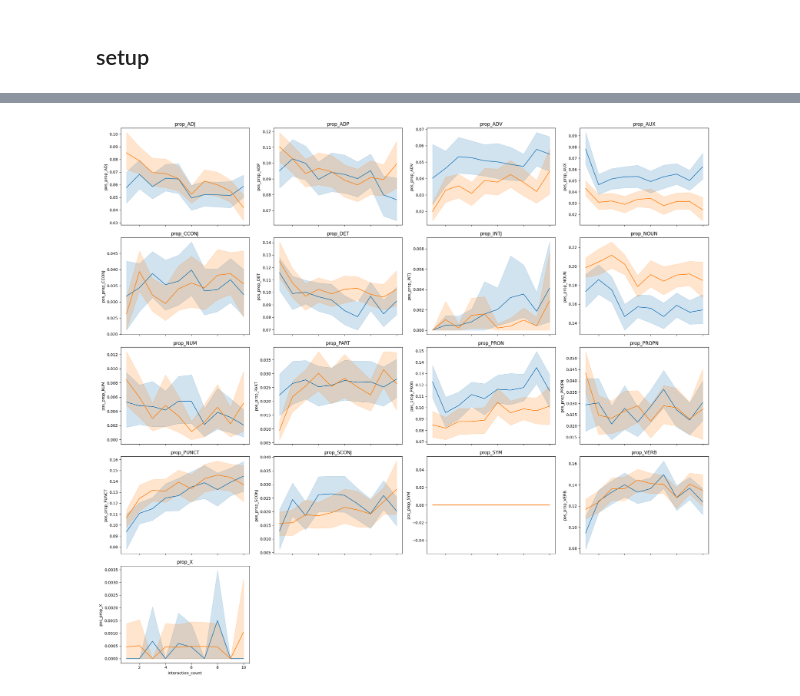
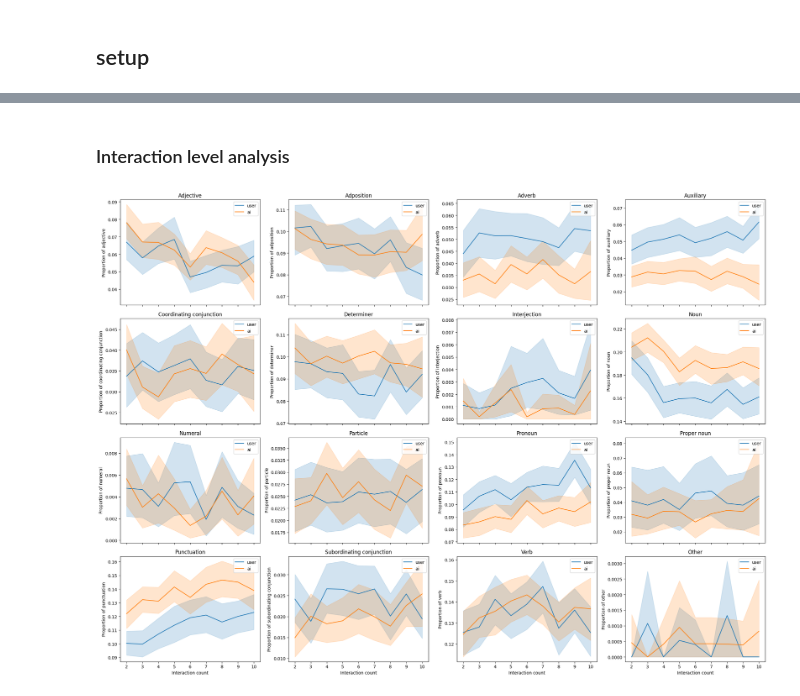
Before and after one commit to Halfidaldal/PENPAL_analysis, a Jupyter notebook: analysis/quick_analysis.ipynb, the cells around one changed output, grey strips where cells are left out. Cells and saved outputs as stored; diff of their text form; code cells hidden in the pictures.

```diff
--- a/analysis/quick_analysis.ipynb
+++ b/analysis/quick_analysis.ipynb
@@ -6,6 +6,9 @@ import textdescriptives as td
 import spacy
 import matplotlib.pyplot as plt
 import seaborn as sns
+from matplotlib.patches import Patch
+import numpy as np
+import statsmodels.formula.api as smf
 
-# !python -m spacy download en_core_web_md
-# nlp = spacy.load('en_core_web_md')
+df_full = pd.read_parquet('../data/TEXT/processed/full_story_surface_metrics.parquet')
+df_inter = pd.read_parquet('../data/TEXT/processed/interaction_level_surface_metrics.parquet')
@@ -496,3 +250,5 @@ plt.show()
+# %% [markdown]
+### Interaction level analysis
 # %%
 pos_names = {
 'ADJ': 'adjective',
@@ -514,9 +270,15 @@ pos_names = {
 'X': 'other',
 }
 # %%
-df = metrics_inter.copy()
+import warnings # To suppress some warnings
 
-metrics = [col for col in df.columns if col.startswith('pos_')]
+# Suppress the specific FutureWarning
+warnings.filterwarnings("ignore", category=FutureWarning, module="seaborn")
+
+df = df_inter.copy()
+df = df[df['interaction_count'] > 1]
+
+metrics = [col for col in df.columns if col.startswith('pos_') and col != 'pos_prop_SYM']
 
 pos_names = {
     'ADJ': 'adjective',
@@ -532,35 +294,37 @@ pos_names = {
     'PRON': 'pronoun',
     'PROPN': 'proper noun',
     'PUNCT': 'punctuation',
     'SCONJ': 'subordinating conjunction',
     'SYM': 'symbol',
     'VERB': 'verb',
     'X': 'other',
 }
 
 # sort metrics for consistent layout
 metrics = sorted(metrics)
 
 n = len(metrics)
 cols = 4
 rows = (n + cols - 1) // cols
 
 fig, axes = plt.subplots(rows, cols, figsize=(22, rows * 4), sharex=True)
 axes = axes.flatten()
 
 for ax, m in zip(axes, metrics):
-    tag = m.replace("pos_", "")
+    tag = m.replace("pos_prop_", "")
     p = pos_names.get(tag, tag)
 
-    sns.lineplot(data=df, x="interaction_count", y=m, hue="type", ax=ax, palette={"user": "#377EB8", "ai": "#FF7F00"})
-    ax.set_title(p)
-    ax.legend().remove()
+    sns.lineplot(data=df, x=df["interaction_count"], y=m, hue="type", ax=ax)
+    ax.set_title(p.capitalize())
+    ax.set_ylabel(f"Proportion of {p}")
+    ax.set_xlabel(f"Interaction count")
+    ax.legend()
 
 # remove unused axes if any
 for ax in axes[len(metrics):]:
     ax.set_visible(False)
 
 plt.tight_layout()
 plt.show()
 # %% [output]
-[figure, old version]
+[figure, new version]
```
Also changed, not shown: parts of 32 cells of this notebook.
